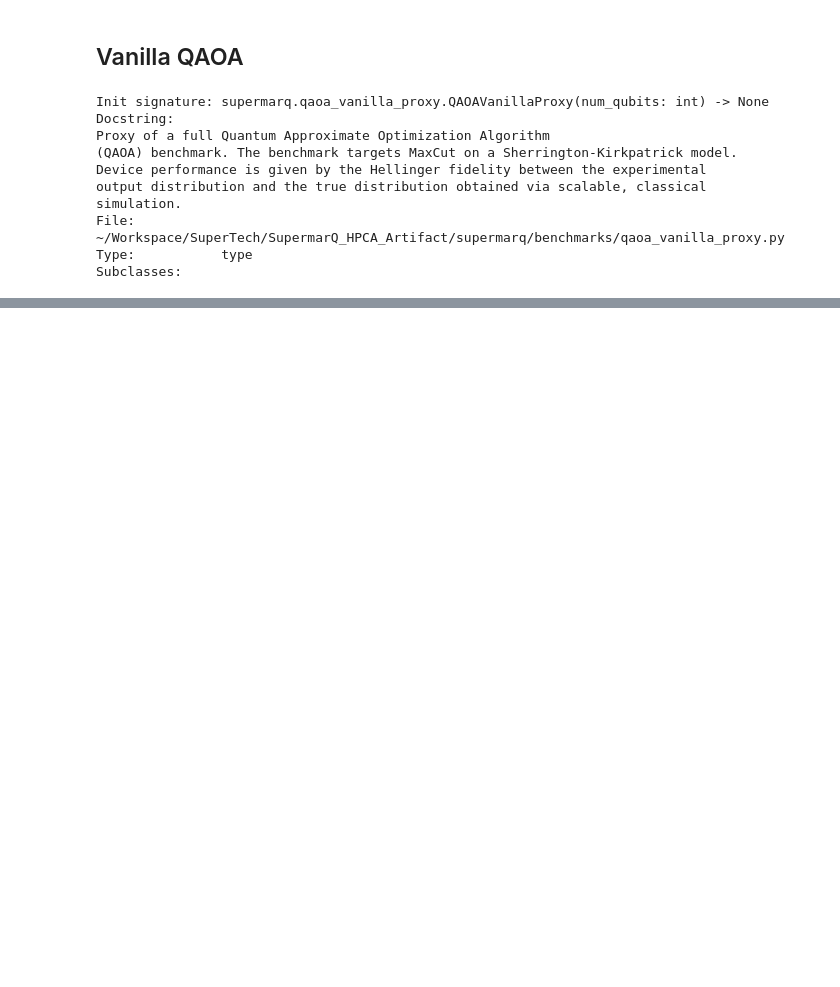
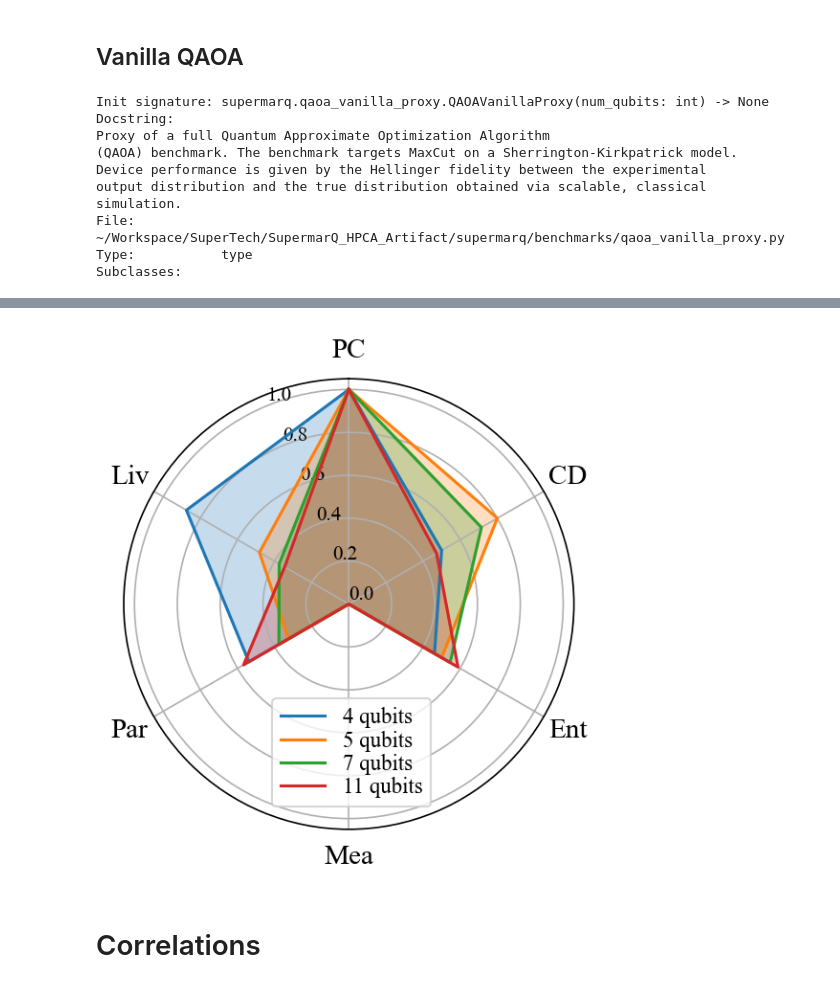
Before and after one commit to 00mjk/superMarq-1, a Jupyter notebook: HPCA_Artifact.ipynb, the cells around one changed output, grey strips where cells are left out. Cells and saved outputs as stored; diff of their text form; code cells hidden in the pictures; blank space fills up the shorter version.

```diff
--- a/HPCA_Artifact.ipynb
+++ b/HPCA_Artifact.ipynb
@@ -528,0 +564,21 @@ ax.get_xaxis().set_visible(False)
+# %%
+# Vanilla QAOA feature example
+title = 'QAOA Vanilla Proxy'
+labels = ['4 qubits', '5 qubits', '7 qubits', '11 qubits']
+feature_vecs = []
+for nq in [4, 5, 7, 11]:
+    circ = supermarq.qaoa_vanilla_proxy.QAOAVanillaProxy(nq).circuit()
+    con = supermarq.features.compute_connectivity(circ)
+    liv = supermarq.features.compute_liveness(circ)
+    par = supermarq.features.compute_parallelism(circ)
+    mea = supermarq.features.compute_measurement(circ)
+    ent = supermarq.features.compute_entanglement(circ)
+    dep = supermarq.features.compute_depth(circ)
+    feature_vecs.append([con, liv, par, mea, ent, dep])
+
+spoke_labels = ['PC', 'Liv', 'Par', 'Mea', 'Ent', 'CD']
+supermarq.features.plot_benchmark([title, labels, feature_vecs], spoke_labels=spoke_labels, legend_loc=(0.33, 0.05))
+# %% [output]
+[figure, added]
+# %% [markdown]
+# Correlations
```
Also changed, not shown: parts of 33 cells of this notebook, 34 other files.
